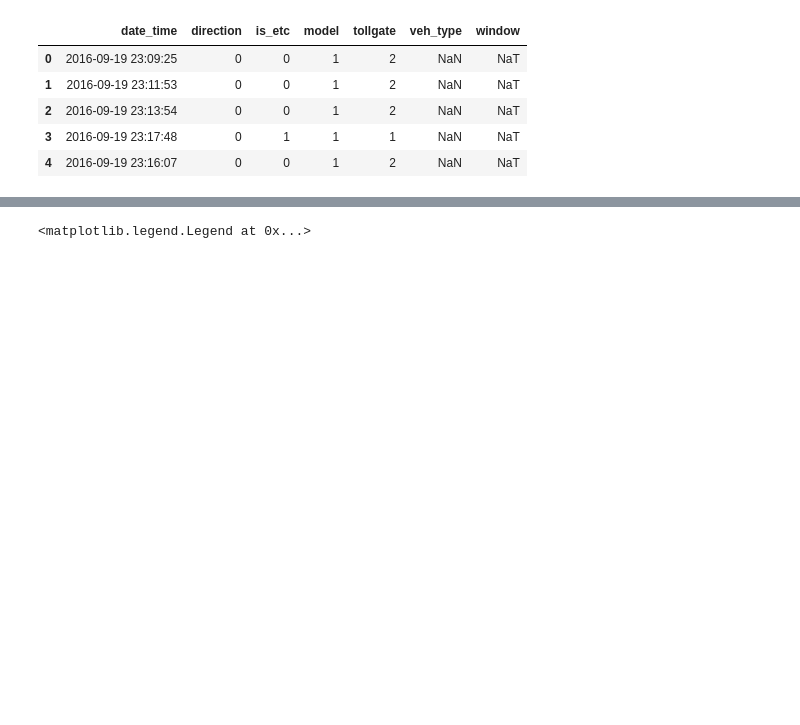
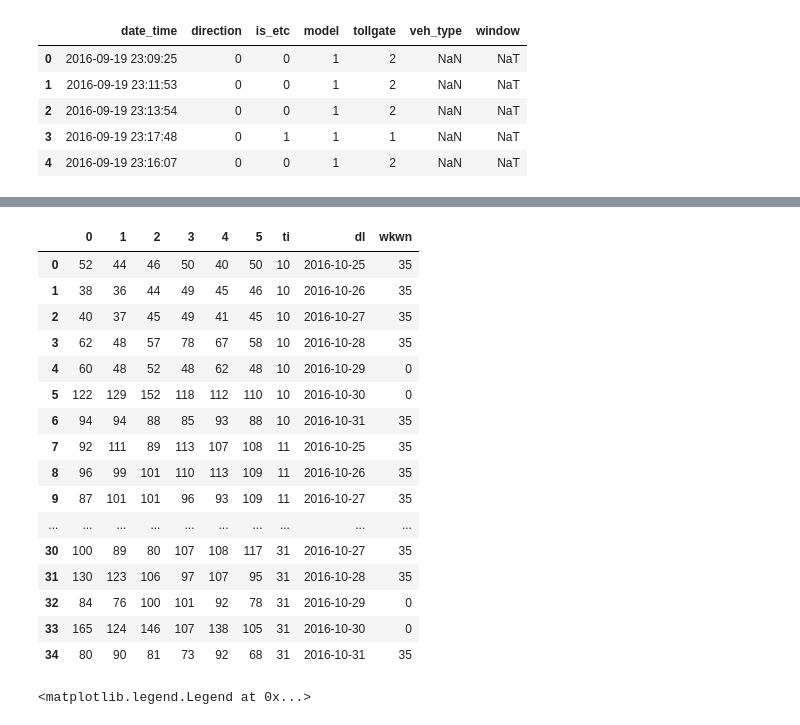
Before and after one commit to Ann16253470/KDD_CUP2017, a Jupyter notebook: volume prediction new.ipynb, the cells around one changed output, grey strips where cells are left out. Cells and saved outputs as stored; diff of their text form; code cells hidden in the pictures; blank space fills up the shorter version.

```diff
--- a/volume prediction new.ipynb
+++ b/volume prediction new.ipynb
@@ -68,3 +126,23 @@ sample = pd.read_csv('/Users/yutao/Documents/Contest/tianchi/KDD_CUP2017/submiss
+# %%
+df_night_test
+# %% [output]
+|  | 0 | 1 | 2 | 3 | 4 | 5 | ti | dl | wkwn |
+| 0 | 52 | 44 | 46 | 50 | 40 | 50 | 10 | 2016-10-25 | 35 |
+| 1 | 38 | 36 | 44 | 49 | 45 | 46 | 10 | 2016-10-26 | 35 |
+| 2 | 40 | 37 | 45 | 49 | 41 | 45 | 10 | 2016-10-27 | 35 |
+| 3 | 62 | 48 | 57 | 78 | 67 | 58 | 10 | 2016-10-28 | 35 |
+| 4 | 60 | 48 | 52 | 48 | 62 | 48 | 10 | 2016-10-29 | 0 |
+| 5 | 122 | 129 | 152 | 118 | 112 | 110 | 10 | 2016-10-30 | 0 |
+| 6 | 94 | 94 | 88 | 85 | 93 | 88 | 10 | 2016-10-31 | 35 |
+| 7 | 92 | 111 | 89 | 113 | 107 | 108 | 11 | 2016-10-25 | 35 |
+| 8 | 96 | 99 | 101 | 110 | 113 | 109 | 11 | 2016-10-26 | 35 |
+| 9 | 87 | 101 | 101 | 96 | 93 | 109 | 11 | 2016-10-27 | 35 |
+| ... | ... | ... | ... | ... | ... | ... | ... | ... | ... |
+| 30 | 100 | 89 | 80 | 107 | 108 | 117 | 31 | 2016-10-27 | 35 |
+| 31 | 130 | 123 | 106 | 97 | 107 | 95 | 31 | 2016-10-28 | 35 |
+| 32 | 84 | 76 | 100 | 101 | 92 | 78 | 31 | 2016-10-29 | 0 |
+| 33 | 165 | 124 | 146 | 107 | 138 | 105 | 31 | 2016-10-30 | 0 |
+| 34 | 80 | 90 | 81 | 73 | 92 | 68 | 31 | 2016-10-31 | 35 |
 # %%
 date_list = []
 
```
Also changed, not shown: parts of 70 cells of this notebook, 2 other files.
